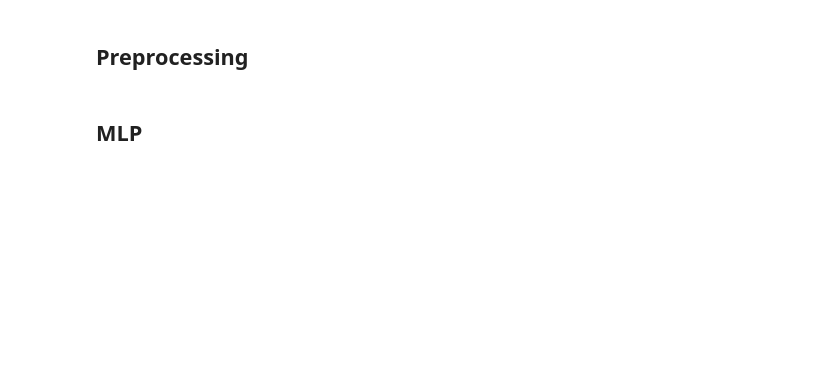
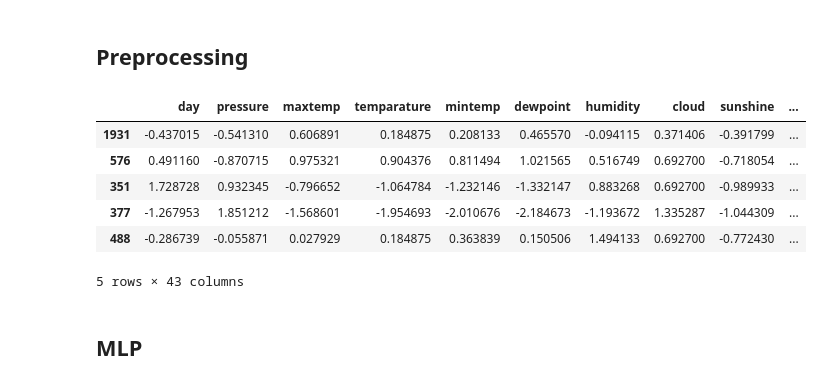
Before and after one commit to RodrigoFernandes-DA/TPs_Univ, a Jupyter notebook: Apprentissage profond/Project/project.ipynb, the cells around one changed output. Drawn from its saved outputs; the diff is of its cells as text; code cells hidden in the pictures; blank space fills up the shorter version.

```diff
--- a/Apprentissage profond/Project/project.ipynb
+++ b/Apprentissage profond/Project/project.ipynb
@@ -22,8 +26,7 @@ ModuleNotFoundError: No module named 'tensorflow'
 # %%
-warnings.simplefilter('ignore')
-train = pd.read_csv("/kaggle/input/playground-series-s5e3/train.csv", index_col='id')
-test = pd.read_csv("/kaggle/input/playground-series-s5e3/test.csv", index_col='id')
-train_extra=pd.read_csv("/kaggle/input/rainfall-prediction-using-machine-learning/Rainfall.csv")
+train = pd.read_csv("train.csv", index_col='id')
+test = pd.read_csv("test.csv", index_col='id')
+train_extra=pd.read_csv("Rainfall.csv")
 # %%
 train_extra.columns = train_extra.columns.str.replace(' ', '')
 train_extra = train_extra[train_extra.columns].copy()
@@ -221 +121,27 @@ X_resample,y_resample=smote.fit_resample(X,y)
+# %%
+imputer = KNNImputer(n_neighbors=5)
+test["winddirection"] = imputer.fit_transform(test[["winddirection"]])
+
+train_df = generate_features(train)
+test_df = generate_features(test)
+
+x = train_df.drop('rainfall',axis=1)
+y = train_df["rainfall"]
+
+sc = StandardScaler().fit(x.values)
+x = pd.DataFrame(sc.transform(x), index=x.index, columns=x.columns)
+test_df = pd.DataFrame(sc.transform(test_df), index=test_df.index, columns=test_df.columns)
+
+X_temp, X_test, y_temp, y_test = train_test_split(x, y, test_size=0.2, random_state=42)
+X_train, X_val, y_train, y_val = train_test_split(X_temp, y_temp, test_size=0.1, random_state=42)
+# %%
+X_train.head()
+# %% [output]
+|  | day | pressure | maxtemp | temparature | mintemp | dewpoint | humidity | cloud | sunshine | ... |
+| 1931 | -0.437015 | -0.541310 | 0.606891 | 0.184875 | 0.208133 | 0.465570 | -0.094115 | 0.371406 | -0.391799 | ... |
+| 576 | 0.491160 | -0.870715 | 0.975321 | 0.904376 | 0.811494 | 1.021565 | 0.516749 | 0.692700 | -0.718054 | ... |
+| 351 | 1.728728 | 0.932345 | -0.796652 | -1.064784 | -1.232146 | -1.332147 | 0.883268 | 0.692700 | -0.989933 | ... |
+| 377 | -1.267953 | 1.851212 | -1.568601 | -1.954693 | -2.010676 | -2.184673 | -1.193672 | 1.335287 | -1.044309 | ... |
+| 488 | -0.286739 | -0.055871 | 0.027929 | 0.184875 | 0.363839 | 0.150506 | 1.494133 | 0.692700 | -0.772430 | ... |
+5 rows × 43 columns
 # %%
```
Also changed, not shown: parts of 25 cells of this notebook, 1 other file.
